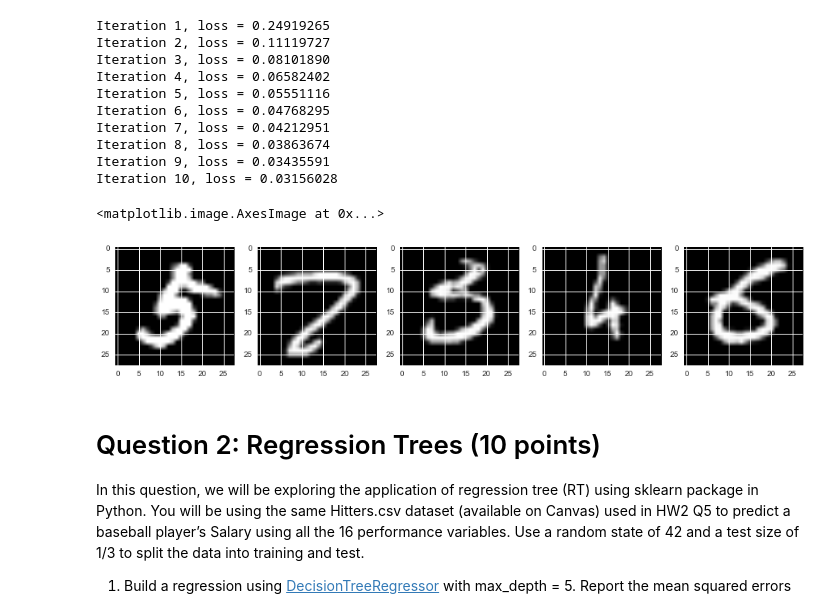
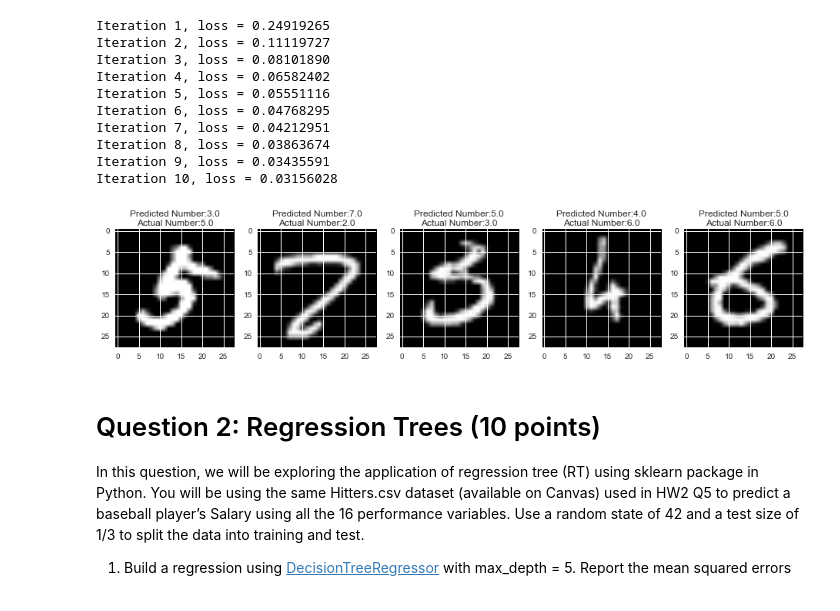
Before and after one commit to brbeckelman/Advanced-Predictive-Modeling-Class, a Jupyter notebook: HW4/HW4-apm382.ipynb, the cells around one changed output. Saved outputs shown, nothing was run; the diff lists cells and outputs as text; code cells hidden in the pictures.

```diff
--- a/HW4/HW4-apm382.ipynb
+++ b/HW4/HW4-apm382.ipynb
@@ -129,8 +131,9 @@ Out of the parameters included in the search, the combination with the best accu
 ## 3. Misclassified Images
 # %%
 # Fit MLP classifier with optimal parameters
-MLP = MLPClassifier(hidden_layer_sizes=(50,), max_iter=10, alpha=0.01, activation='relu', solver='sgd', verbose=10, tol=1e-4,
-                    random_state=42, learning_rate_init=.1)
+MLP = MLPClassifier(hidden_layer_sizes=(50,), max_iter=10, alpha=gridSearch.best_params_['alpha'],
+                    activation=gridSearch.best_params_['activation'], solver='sgd', verbose=10, tol=1e-4, random_state=42,
+                    learning_rate_init=.1)
 MLP.fit(X_train, y_train)
 
 # Predict test set
@@ -149,32 +152,27 @@ Iteration 10, loss = 0.03156028
 # %%
 # Find misclassified images in test set
 images = []
+correct = []
+wrong = []
+count = 0
+
 for i in range(len(y_test)):
     if y_test[i] != mlp_predTest[i]:
         images.append(X_test[i])
-
-images = images[:5]
+        correct.append(y_test[i])
+        wrong.append(mlp_predTest[i])
 
 # Display misclassified images
 figure(figsize=(16,4))
 
-subplot(151)
-plt.imshow(images[0].reshape(28,28), cmap='gray')
-
-subplot(152)
-plt.imshow(images[1].reshape(28,28), cmap='gray')
-
-subplot(153)
-plt.imshow(images[2].reshape(28,28), cmap='gray')
-
-subplot(154)
-plt.imshow(images[3].reshape(28,28), cmap='gray')
-
-subplot(155)
-plt.imshow(images[4].reshape(28,28), cmap='gray')
+sub = 150
+for i in range(0,5):
+    sub += 1
+    subplot(sub)
+    plt.imshow(images[i].reshape(28,28), cmap='gray')
+    title('Predicted Number:{}\nActual Number:{}'.format(wrong[i], correct[i]))
 # %% [output]
-<matplotlib.image.AxesImage at 0x...>
-[figure, old version]
+[figure, new version]
 # %% [markdown]
 # Question 2: Regression Trees (10 points)
 
```
Also changed, not shown: parts of 5 cells of this notebook.
